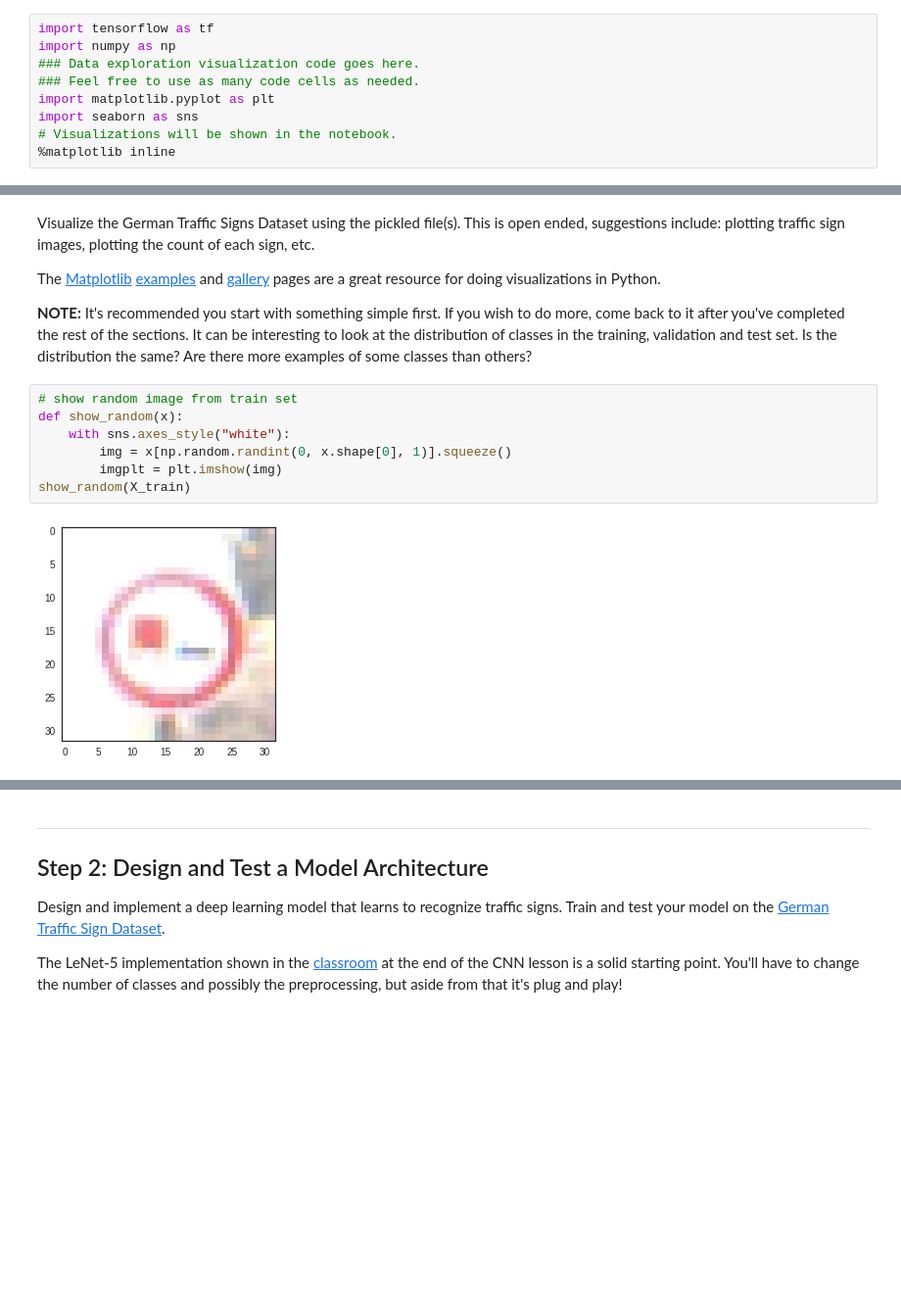
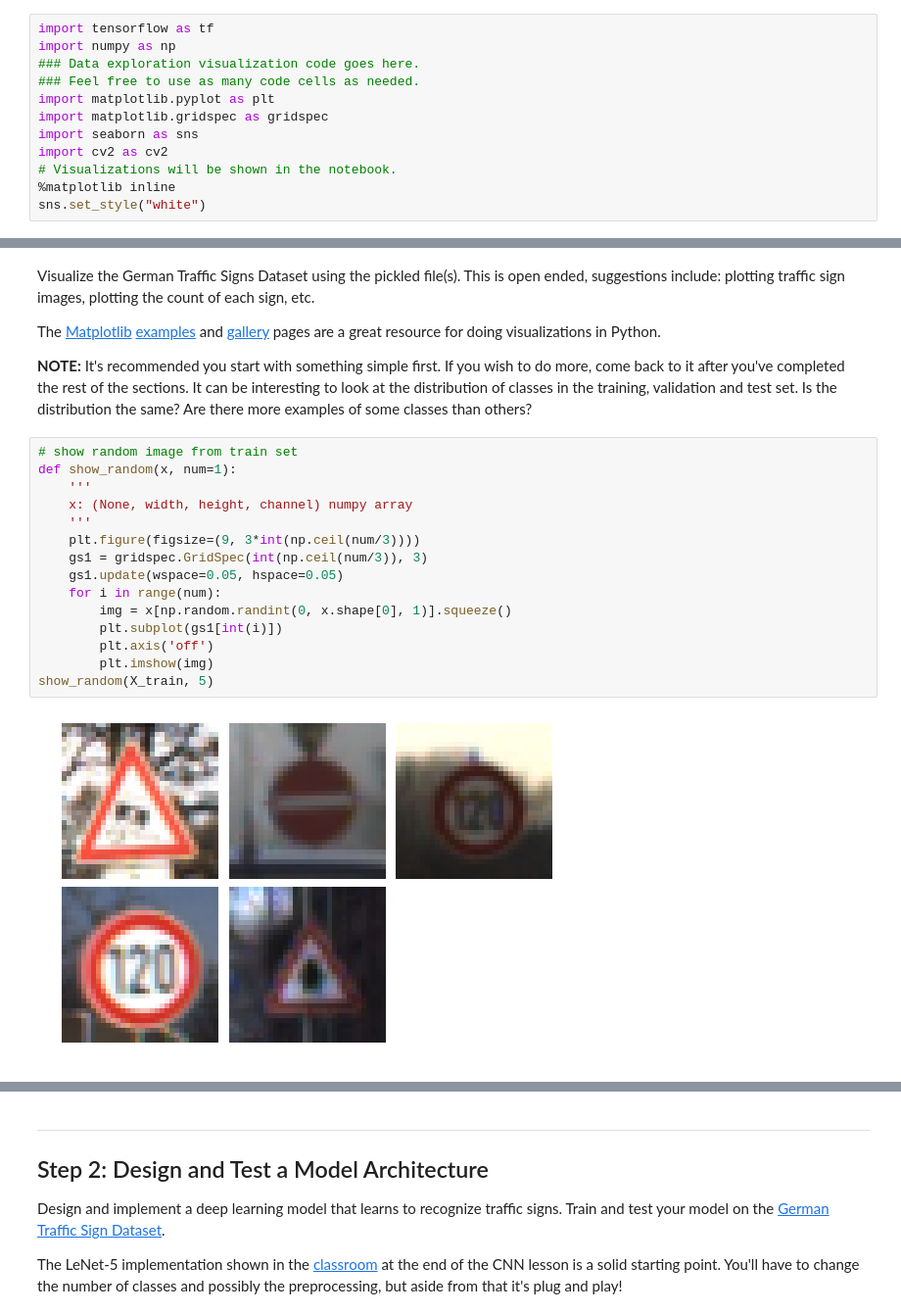
Before and after one commit to trivus/Traffic-sign-classifier, a Jupyter notebook: Traffic_Sign_Classifier.ipynb, the cells around one changed output, grey strips where cells are left out. Shown at 98% size. Drawn from its saved outputs; the diff is of its cells as text; blank space fills up the shorter version.

```diff
--- a/Traffic_Sign_Classifier.ipynb
+++ b/Traffic_Sign_Classifier.ipynb
@@ -22,9 +22,12 @@ import numpy as np
 ### Data exploration visualization code goes here.
 ### Feel free to use as many code cells as needed.
 import matplotlib.pyplot as plt
+import matplotlib.gridspec as gridspec
 import seaborn as sns
+import cv2 as cv2
 # Visualizations will be shown in the notebook.
 %matplotlib inline
+sns.set_style("white")
 # %% [markdown]
 ---
 ## Step 0: Load The Data
@@ -101,13 +104,21 @@ The [Matplotlib](http://matplotlib.org/) [examples](http://matplotlib.org/exampl
 **NOTE:** It's recommended you start with something simple first. If you wish to do more, come back to it after you've completed the rest of the sections. It can be interesting to look at the distribution of classes in the training, validation and test set. Is the distribution the same? Are there more examples of some classes than others?
 # %%
 # show random image from train set
-def show_random(x):
-    with sns.axes_style("white"):
+def show_random(x, num=1):
+    '''
+    x: (None, width, height, channel) numpy array
+    '''
+    plt.figure(figsize=(9, 3*int(np.ceil(num/3))))
+    gs1 = gridspec.GridSpec(int(np.ceil(num/3)), 3)
+    gs1.update(wspace=0.05, hspace=0.05)
+    for i in range(num):
         img = x[np.random.randint(0, x.shape[0], 1)].squeeze()
-        imgplt = plt.imshow(img)
-show_random(X_train)
+        plt.subplot(gs1[int(i)])
+        plt.axis('off')
+        plt.imshow(img)
+show_random(X_train, 5)
 # %% [output]
-[figure, old version]
+[figure, new version]
 # %%
 # class distribution of training, validation, test sets
 fig, ax = plt.subplots(figsize=(20,10))
```
Also changed, not shown: parts of 16 cells of this notebook, 3 other files.
